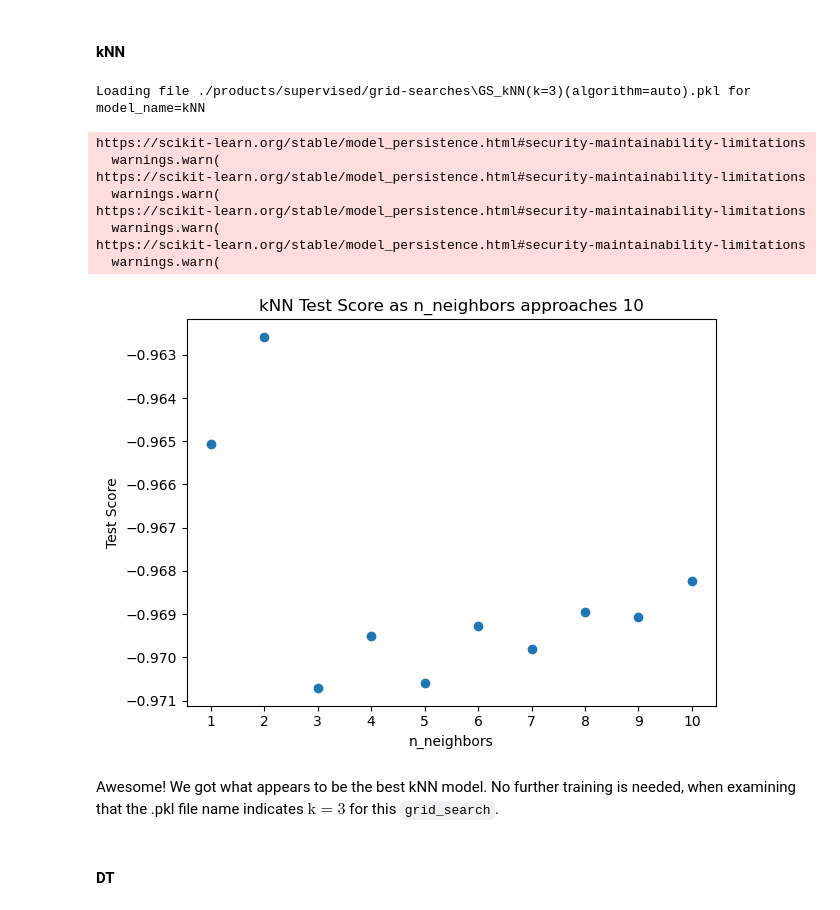
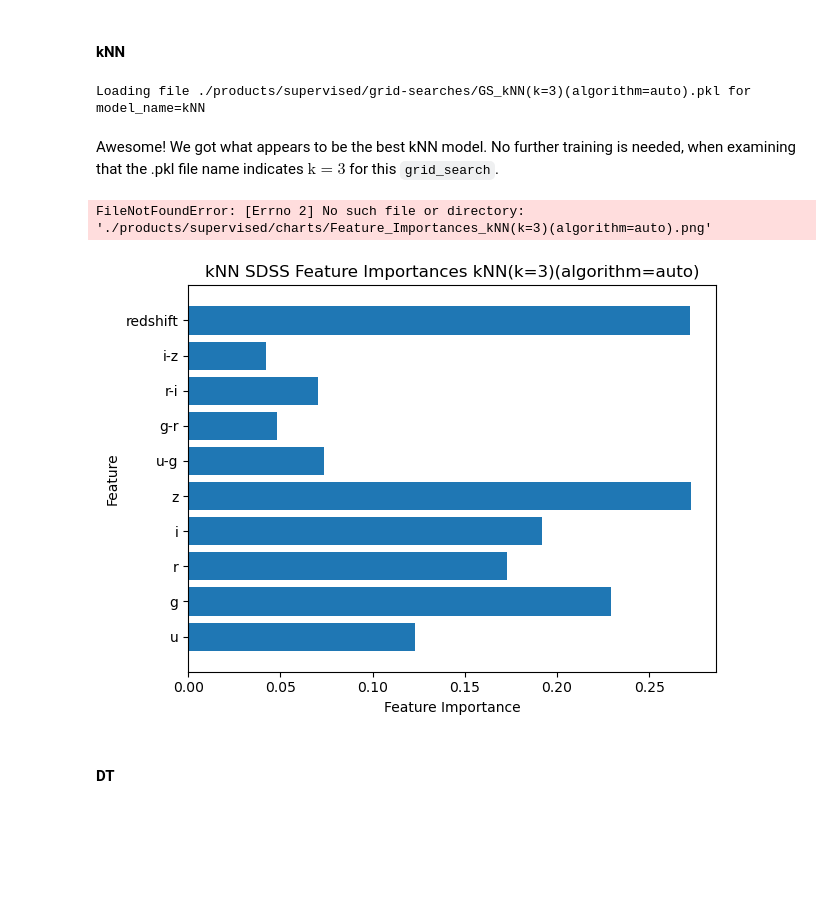
Before and after one commit to eli-johnson-04/sdss-performance-comparison, a Jupyter notebook: script.ipynb, the cells around one changed output. Saved outputs shown, nothing was run; the diff lists cells and outputs as text; code cells hidden in the pictures; blank space fills up the shorter version.

```diff
--- a/script.ipynb
+++ b/script.ipynb
@@ -629,20 +687,17 @@ This training run was performed on HiperGator, and the resulting `grid_search` o
 # %%
 # DOWNLOADED FROM HIPERGATOR
 hg_gs_knn, hg_knn_ftr_str = load_grid_search(model_name='kNN', return_feature_str=True)
-plot_test_score_vs_k_knn(hg_gs_knn)
+#plot_test_score_vs_k_knn(hg_gs_knn)
 # %% [output]
-Loading file ./products/supervised/grid-searches\GS_kNN(k=3)(algorithm=auto).pkl for model_name=kNN
+Loading file ./products/supervised/grid-searches/GS_kNN(k=3)(algorithm=auto).pkl for model_name=kNN
-https://scikit-learn.org/stable/model_persistence.html#security-maintainability-limitations
-  warnings.warn(
-https://scikit-learn.org/stable/model_persistence.html#security-maintainability-limitations
-  warnings.warn(
-https://scikit-learn.org/stable/model_persistence.html#security-maintainability-limitations
-  warnings.warn(
-https://scikit-learn.org/stable/model_persistence.html#security-maintainability-limitations
-  warnings.warn(
-[figure, removed]
 # %% [markdown]
 Awesome! We got what appears to be the best kNN model. No further training is needed, when examining that the .pkl file name indicates $\text{k}=3$ for this `grid_search`.
+# %%
+# Plot feature importances from best kNN model to decide 2 features to use in data visualization
+plot_feature_importances_from_supervised_grid_search(hg_gs_knn, model_name='kNN')
+# %% [output]
+FileNotFoundError: [Errno 2] No such file or directory: './products/supervised/charts/Feature_Importances_kNN(k=3)(algorithm=auto).png'
+[figure, added]
 # %% [markdown]
 #### DT
 # %%
```
Also changed, not shown: parts of 17 cells of this notebook, 3 other files.
